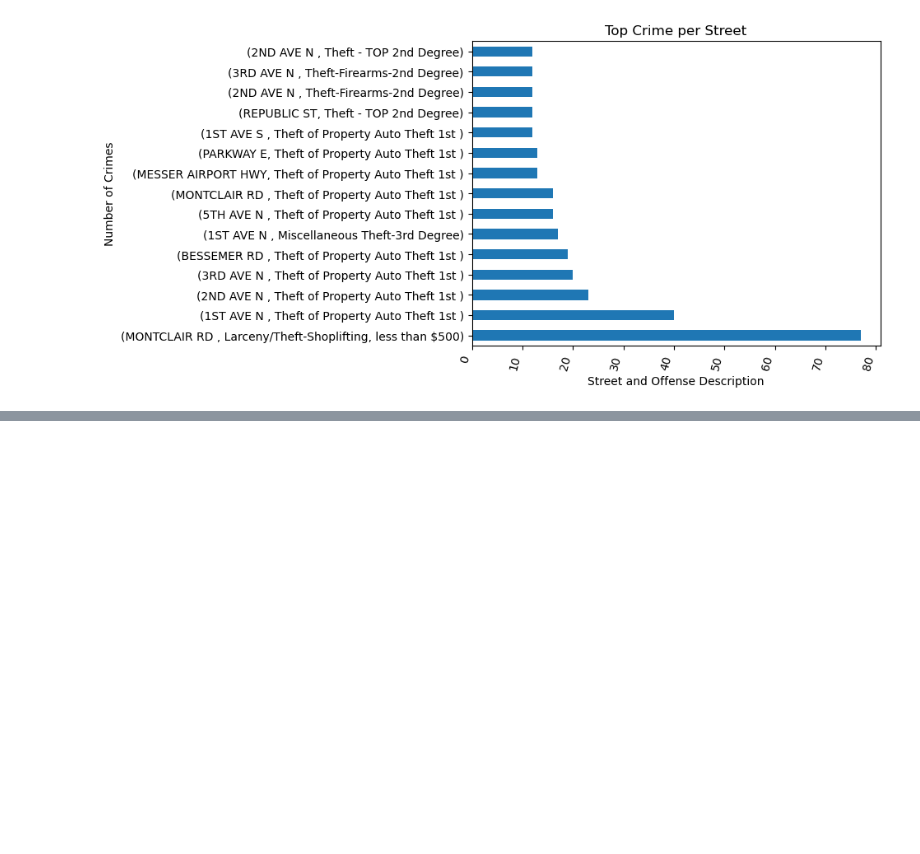
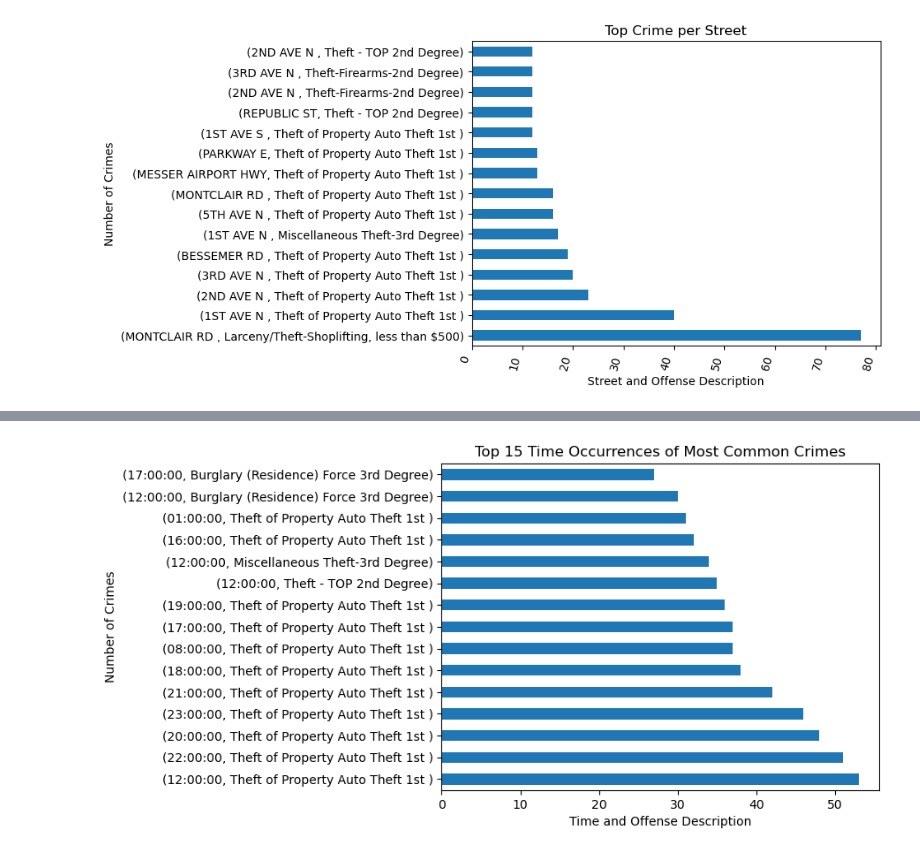
Before and after one commit to Uhuegbu23/crime_unemployment_data, a Jupyter notebook: notebooks/birmingham_crime.ipynb, the cells around one changed output, grey strips where cells are left out. Saved outputs shown, nothing was run; the diff lists cells and outputs as text; code cells hidden in the pictures; blank space fills up the shorter version.

```diff
--- a/notebooks/birmingham_crime.ipynb
+++ b/notebooks/birmingham_crime.ipynb
@@ -308,0 +472,3 @@ plt.show()
+# %%
+most_crime_by_time = birm_crime_df.groupby('Time_Occured')['Case Offense Statute Description'].value_counts().sort_values(ascending=False).head(15)
+most_crime_by_time
@@ -308,0 +493,8 @@ plt.show()
+# %%
+ax = most_crime_by_time.plot.barh()
+ax.set_title('Top 15 Time Occurrences of Most Common Crimes')
+ax.set_xlabel('Time and Offense Description')
+ax.set_ylabel('Number of Crimes')
+plt.show()
+# %% [output]
+[figure, added]
```
Also changed, not shown: parts of 34 cells of this notebook.
